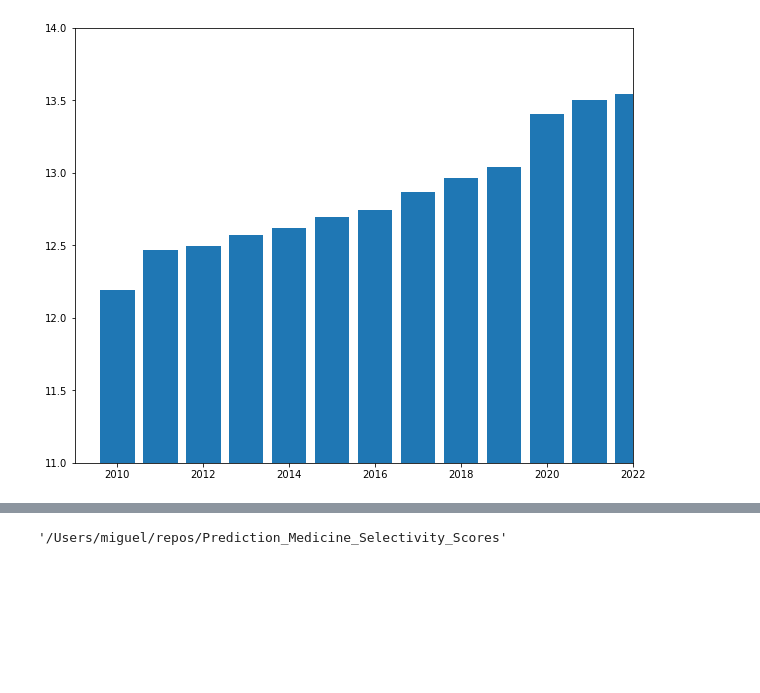
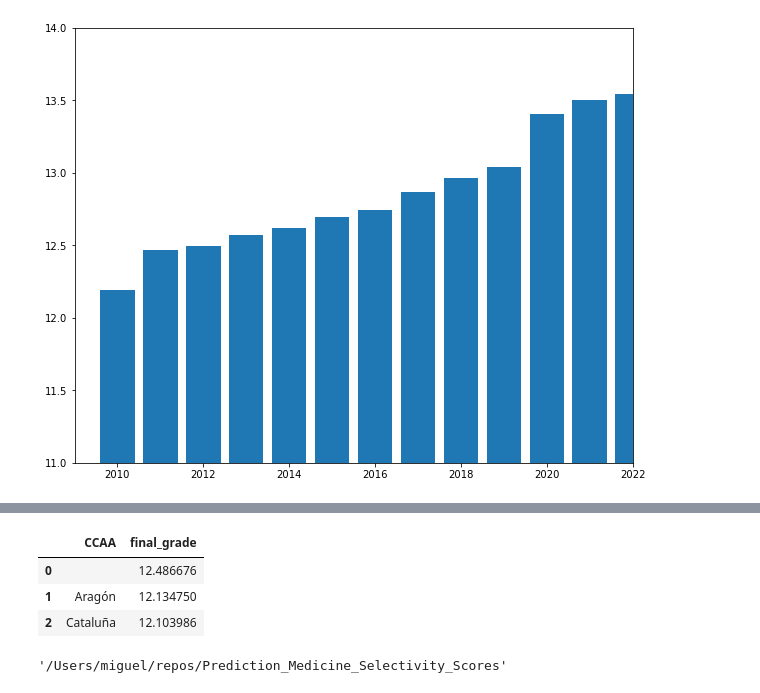
Before and after one commit to MiguelMonederoRubio/MasterDataScience_FinalProject_TFM, a Jupyter notebook: Prediction_Medicine_Selectivity_Scores.ipynb, the cells around one changed output, grey strips where cells are left out. Cells and saved outputs as stored; diff of their text form; code cells hidden in the pictures; blank space fills up the shorter version.

```diff
--- a/Prediction_Medicine_Selectivity_Scores.ipynb
+++ b/Prediction_Medicine_Selectivity_Scores.ipynb
@@ -790,0 +841,8 @@ dfs_unified.head()
+# %%
+grouped = dfs_unified.groupby('CCAA')['final_grade'].mean().reset_index()
+grouped
+# %% [output]
+|  | CCAA | final_grade |
+| 0 |  | 12.486676 |
+| 1 | Aragón | 12.134750 |
+| 2 | Cataluña | 12.103986 |
```
Also changed, not shown: parts of 15 cells of this notebook, 3 other files.
